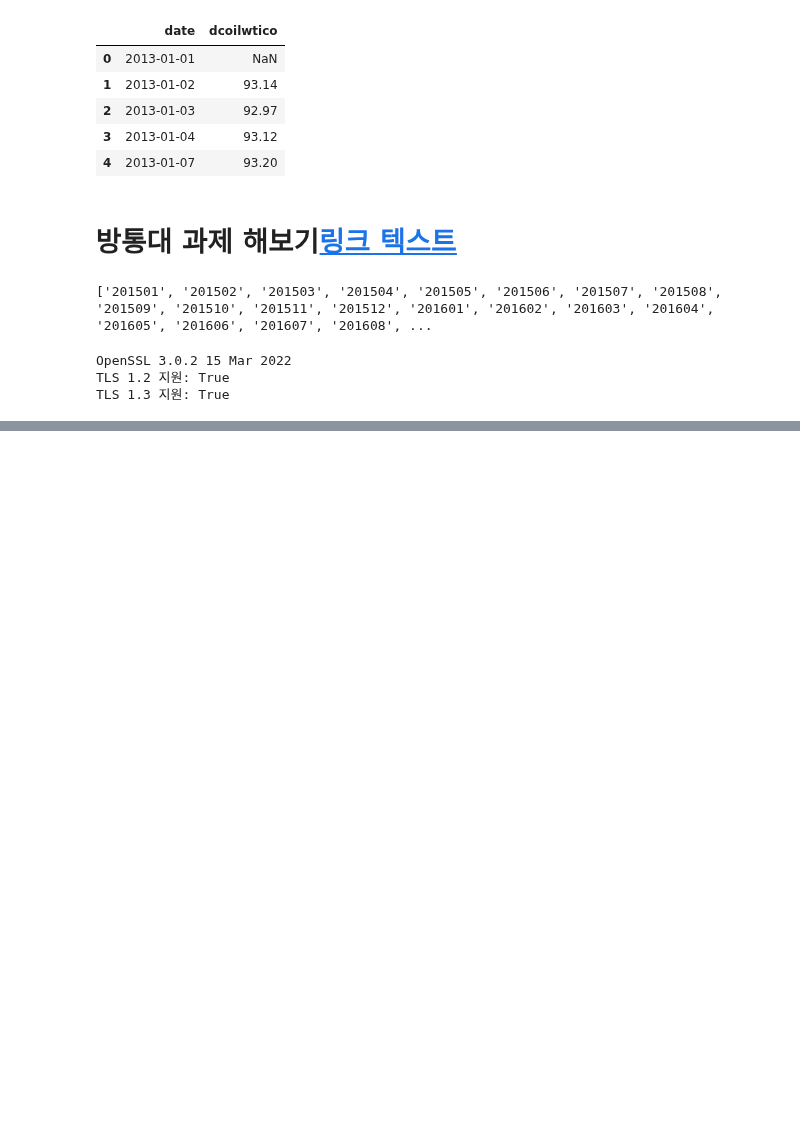
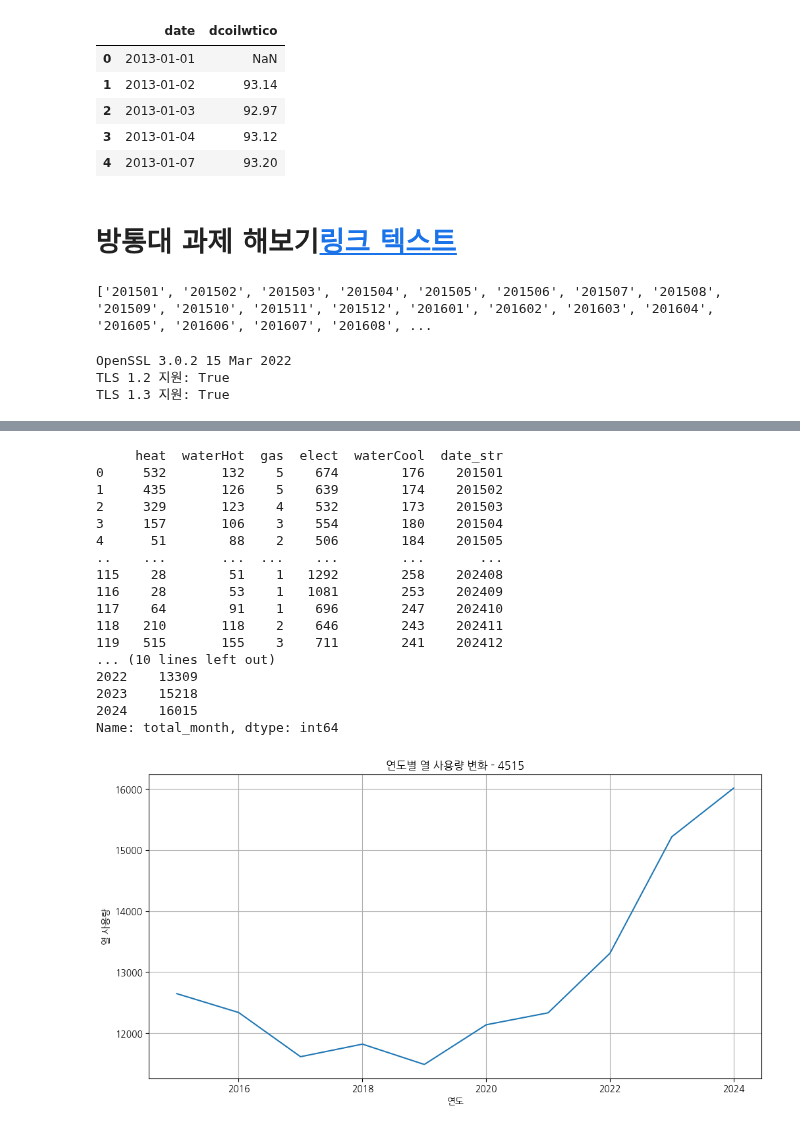
Before and after one commit to kamser0415/Data-Analysis-with-Open-Source, a Jupyter notebook: 오픈소스_데이터_분석_6강.ipynb, the cells around one changed output, grey strips where cells are left out. Drawn from its saved outputs; the diff is of its cells as text; code cells hidden in the pictures; blank space fills up the shorter version.

```diff
--- a/오픈소스_데이터_분석_6강.ipynb
+++ b/오픈소스_데이터_분석_6강.ipynb
@@ -344,0 +397,53 @@ WARNING:matplotlib.font_manager:findfont: Font family 'NanumBarunGothic' not fou
+# %%
+# 3-1
+# 연도별 에너지 사용 총 금액(전기+가스+난방+급탕) 변화량을 선 그래프로 시각화하고,
+# 그래프에 자신의 학번 뒤 4자리를 제목에 포함하여 저장하시오.
+# (예: "연도별 에너지 사용 총액 변화 - 1234") 시각화 코드와 생성된 그래프를 첨부하시오.
+import matplotlib.pyplot as plt
+import numpy as np
+import pandas as pd
+import seaborn as sns
+plt.rc('font', family='NanumGothic')
+
+### 결측치 히트맵
+
+df = pd.read_json("energy_data.json")
+
+print(df)
+
+df['date'] = pd.to_datetime(df['date_str'],format='%Y%m')
+df['year'] = df['date'].dt.year
+
+df['total_month'] = df[["heat", "waterHot", "gas", "elect", "waterCool"]].sum(axis = 1)
+
+yearly = df.groupby('year')['total_month'].sum()
+
+print(yearly)
+
+# ### 결측치가 없다
+plt.figure(figsize=(12, 6))
+plt.plot(yearly.index, yearly.values)
+plt.title("연도별 열 사용량 변화 - 4515")
+plt.xlabel("연도")
+plt.ylabel("열 사용량")
+plt.grid(True)
+plt.show()
+# %% [output]
+     heat  waterHot  gas  elect  waterCool  date_str
+0     532       132    5    674        176    201501
+1     435       126    5    639        174    201502
+2     329       123    4    532        173    201503
+3     157       106    3    554        180    201504
+4      51        88    2    506        184    201505
+..    ...       ...  ...    ...        ...       ...
+115    28        51    1   1292        258    202408
+116    28        53    1   1081        253    202409
+117    64        91    1    696        247    202410
+118   210       118    2    646        243    202411
+119   515       155    3    711        241    202412
+... (10 lines left out)
+2022    13309
+2023    15218
+2024    16015
+Name: total_month, dtype: int64
+[figure, added]
```
Also changed, not shown: parts of 8 cells of this notebook.
